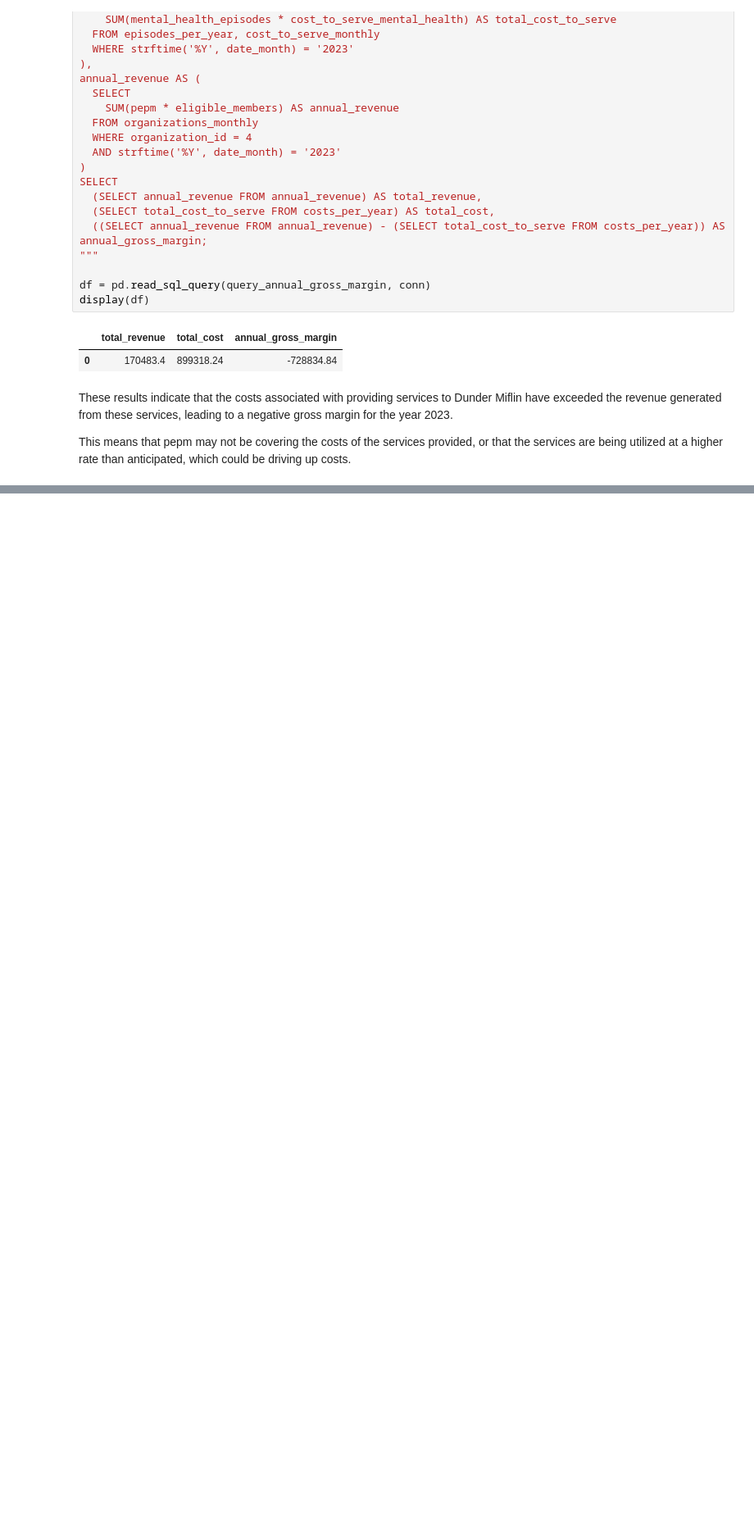
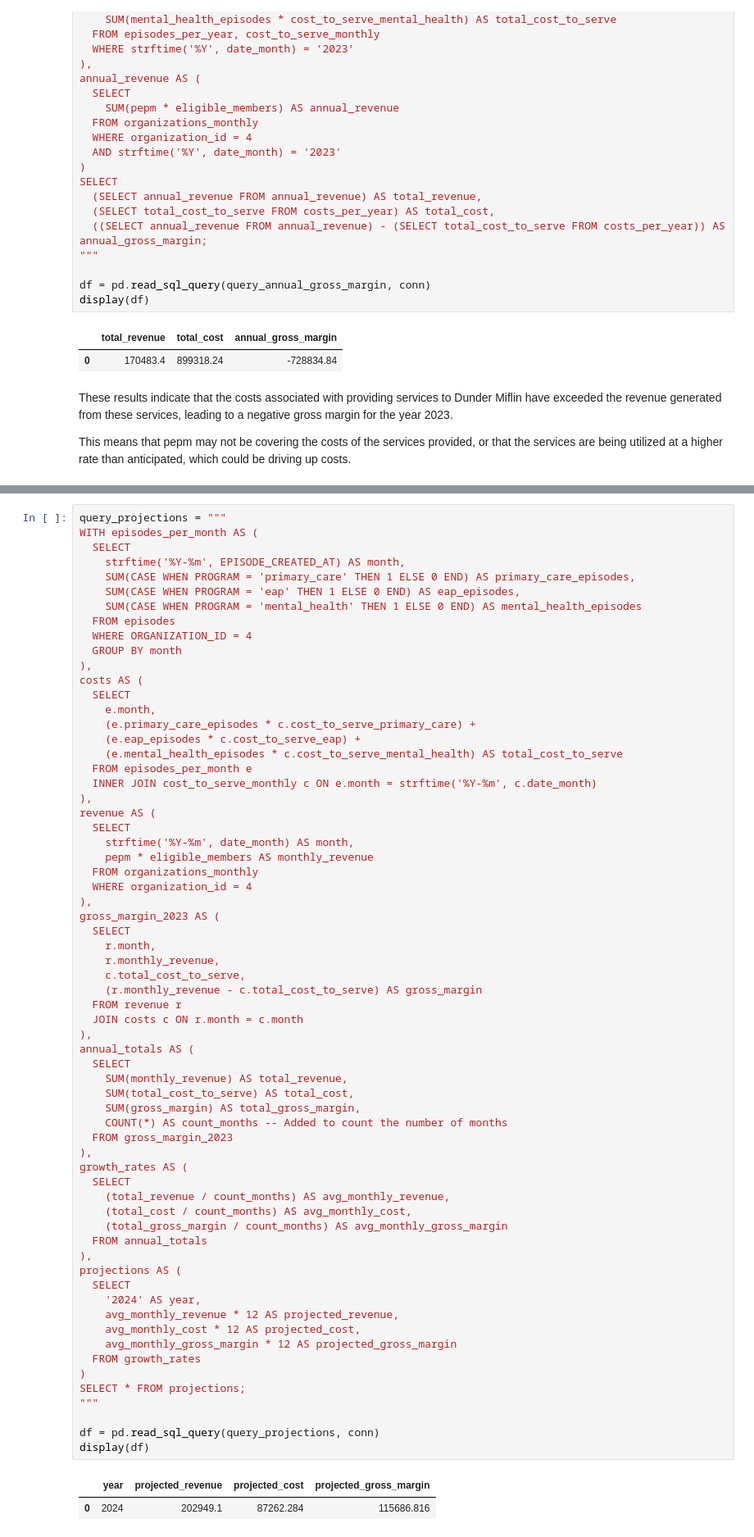
Before and after one commit to Marietagu/Dialogue-Data-Analysis, a Jupyter notebook: dunder_miflin_analysis.ipynb, the cells around one changed output, grey strips where cells are left out. Shown at 82% size. Drawn from its saved outputs; the diff is of its cells as text; blank space fills up the shorter version.

Commit message:
Financial analysis: Projections for 2024 and Plotly report

```diff
--- a/dunder_miflin_analysis.ipynb
+++ b/dunder_miflin_analysis.ipynb
@@ -467,0 +506,68 @@ This means that pepm may not be covering the costs of the services provided, or
+# %%
+query_projections = """
+WITH episodes_per_month AS (
+  SELECT
+    strftime('%Y-%m', EPISODE_CREATED_AT) AS month,
+    SUM(CASE WHEN PROGRAM = 'primary_care' THEN 1 ELSE 0 END) AS primary_care_episodes,
+    SUM(CASE WHEN PROGRAM = 'eap' THEN 1 ELSE 0 END) AS eap_episodes,
+    SUM(CASE WHEN PROGRAM = 'mental_health' THEN 1 ELSE 0 END) AS mental_health_episodes
+  FROM episodes
+  WHERE ORGANIZATION_ID = 4
+  GROUP BY month
+),
+costs AS (
+  SELECT
+    e.month,
+    (e.primary_care_episodes * c.cost_to_serve_primary_care) +
+    (e.eap_episodes * c.cost_to_serve_eap) +
+    (e.mental_health_episodes * c.cost_to_serve_mental_health) AS total_cost_to_serve
+  FROM episodes_per_month e
+  INNER JOIN cost_to_serve_monthly c ON e.month = strftime('%Y-%m', c.date_month)
+),
+revenue AS (
+  SELECT
+    strftime('%Y-%m', date_month) AS month,
+    pepm * eligible_members AS monthly_revenue
+  FROM organizations_monthly
+  WHERE organization_id = 4
+),
+gross_margin_2023 AS (
+  SELECT
+    r.month,
+    r.monthly_revenue,
+    c.total_cost_to_serve,
+    (r.monthly_revenue - c.total_cost_to_serve) AS gross_margin
+  FROM revenue r
+  JOIN costs c ON r.month = c.month
+),
+annual_totals AS (
+  SELECT
+    SUM(monthly_revenue) AS total_revenue,
+    SUM(total_cost_to_serve) AS total_cost,
+    SUM(gross_margin) AS total_gross_margin,
+    COUNT(*) AS count_months -- Added to count the number of months
+  FROM gross_margin_2023
+),
+growth_rates AS (
+  SELECT
+    (total_revenue / count_months) AS avg_monthly_revenue,
+    (total_cost / count_months) AS avg_monthly_cost,
+    (total_gross_margin / count_months) AS avg_monthly_gross_margin
+  FROM annual_totals
+),
+projections AS (
+  SELECT
+    '2024' AS year,
+    avg_monthly_revenue * 12 AS projected_revenue,
+    avg_monthly_cost * 12 AS projected_cost,
+    avg_monthly_gross_margin * 12 AS projected_gross_margin
+  FROM growth_rates
+)
+SELECT * FROM projections;
+"""
+
+df = pd.read_sql_query(query_projections, conn)
+display(df)
+# %% [output]
+|  | year | projected_revenue | projected_cost | projected_gross_margin |
+| 0 | 2024 | 202949.1 | 87262.284 | 115686.816 |
```
Also changed, not shown: parts of 10 cells of this notebook, 5 other files.
